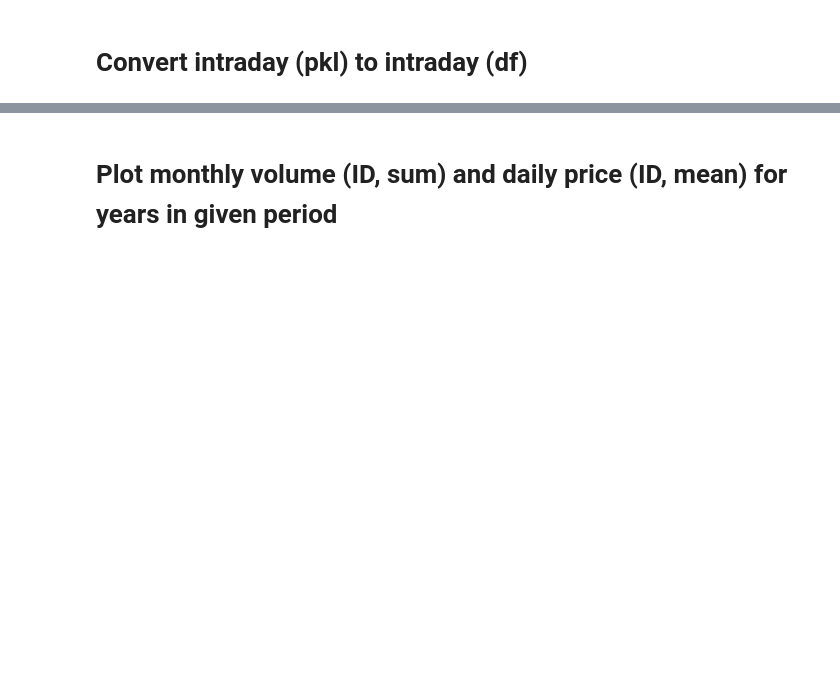
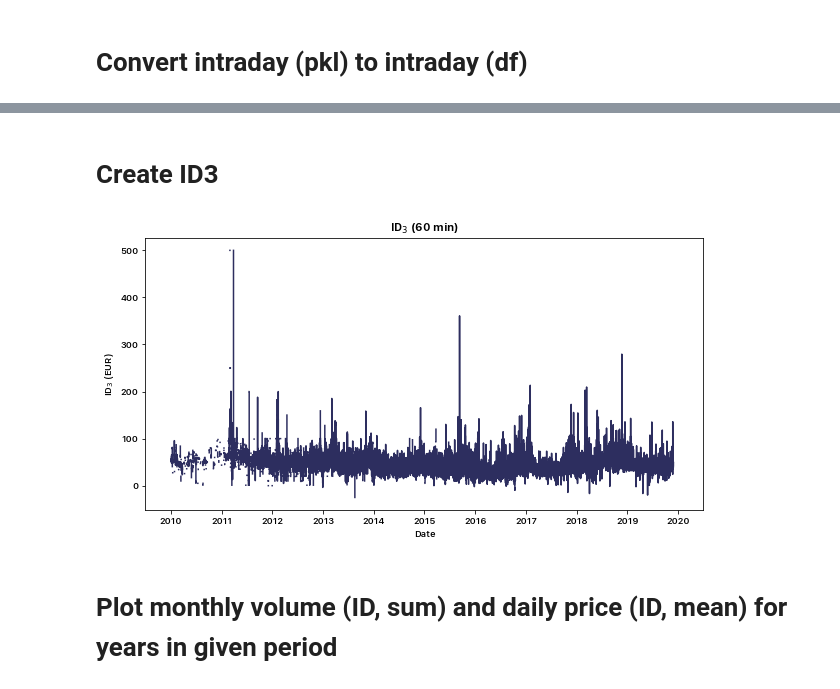
Before and after one commit to timovijn/ElectricityPriceForecasting, a Jupyter notebook: epex/epex.ipynb, the cells around one changed output, grey strips where cells are left out. Saved outputs shown, nothing was run; the diff lists cells and outputs as text; code cells hidden in the pictures; blank space fills up the shorter version.

```diff
--- a/epex/epex.ipynb
+++ b/epex/epex.ipynb
@@ -475,3 +514,5 @@ Price: 2179748 Euro
 Finished successfully
 
 ...
+# %% [markdown]
+# Create ID3
@@ -478,3 +545,18 @@ Finished successfully
+# %%
+ID3 = pd.read_pickle(f"./ID3.pkl")
+
+fig, ax = plt.subplots(figsize=(10, 5))
+x = ID3['Instrument']
+y = ID3['ID3']
+# ax.bar(x, y)
+ax.plot(x, y)
+ax.set_xlim(x.min() - 0.05 * (x.max() - x.min()), x.max() + 0.05 * (x.max() - x.min()))
+ax.set_ylim(y.min() - 0.05 * (y.max() - y.min()), y.max() + 0.05 * (y.max() - y.min()))
+ax.set_title(r'ID$_3$ (60 min)')
+ax.set_xlabel(r'Date')
+ax.set_ylabel(r'ID$_3$ (EUR)');
+# %% [output]
+[figure, added]
 # %% [markdown]
 # Plot monthly volume (ID, sum) and daily price (ID, mean) for years in given period
 # %%
```
Also changed, not shown: parts of 10 cells of this notebook, 6 other files.
